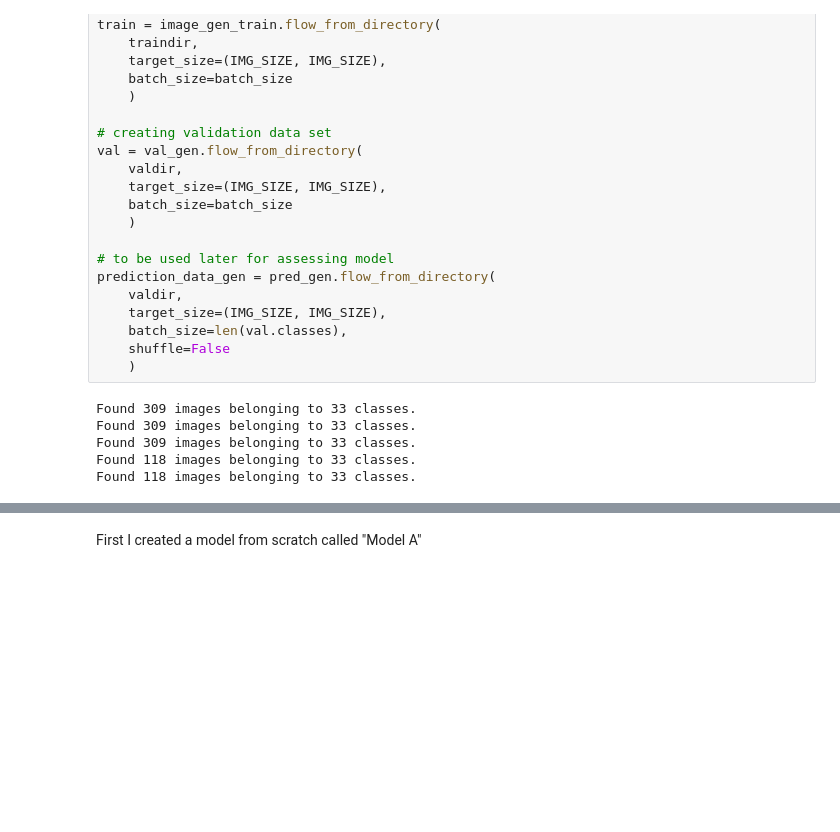
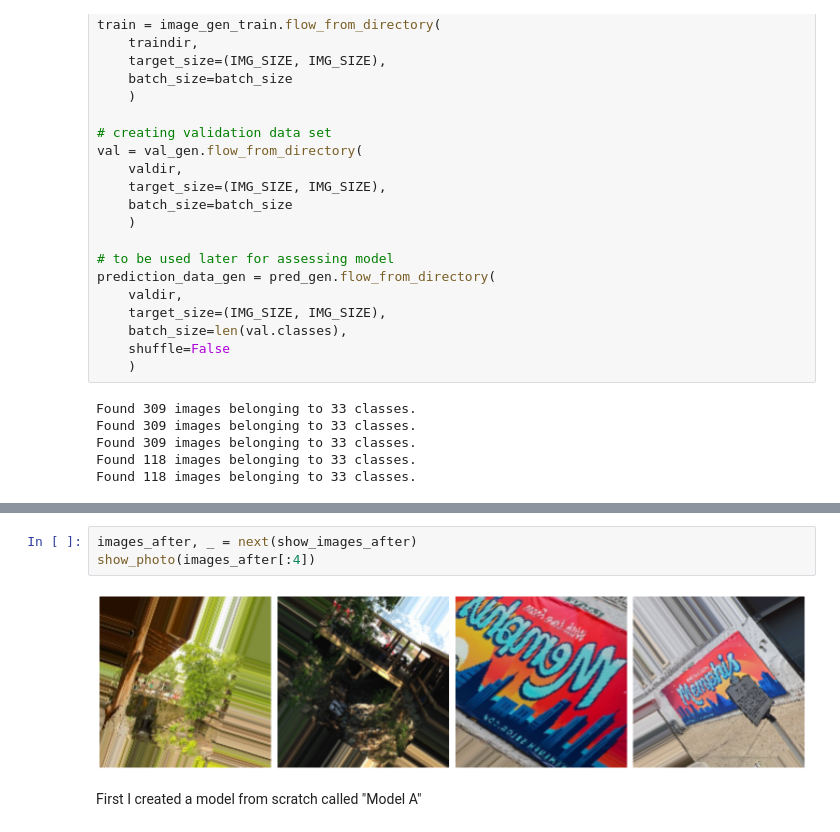
Before and after one commit to gndumbri/Thinkful-Final-Capstone---FindMyPhoto, a Jupyter notebook: Final_Capstone.ipynb, the cells around one changed output, grey strips where cells are left out. Cells and saved outputs as stored; diff of their text form; blank space fills up the shorter version.

```diff
--- a/Final_Capstone.ipynb
+++ b/Final_Capstone.ipynb
@@ -275,3 +286,8 @@ display_images, _ = next(show_images_before)
+# %%
+images_after, _ = next(show_images_after)
+show_photo(images_after[:4])
+# %% [output]
+[figure, added]
 # %% [markdown]
 First I created a model from scratch called "Model A"
 # %%
```
Also changed, not shown: parts of 4 cells of this notebook.
